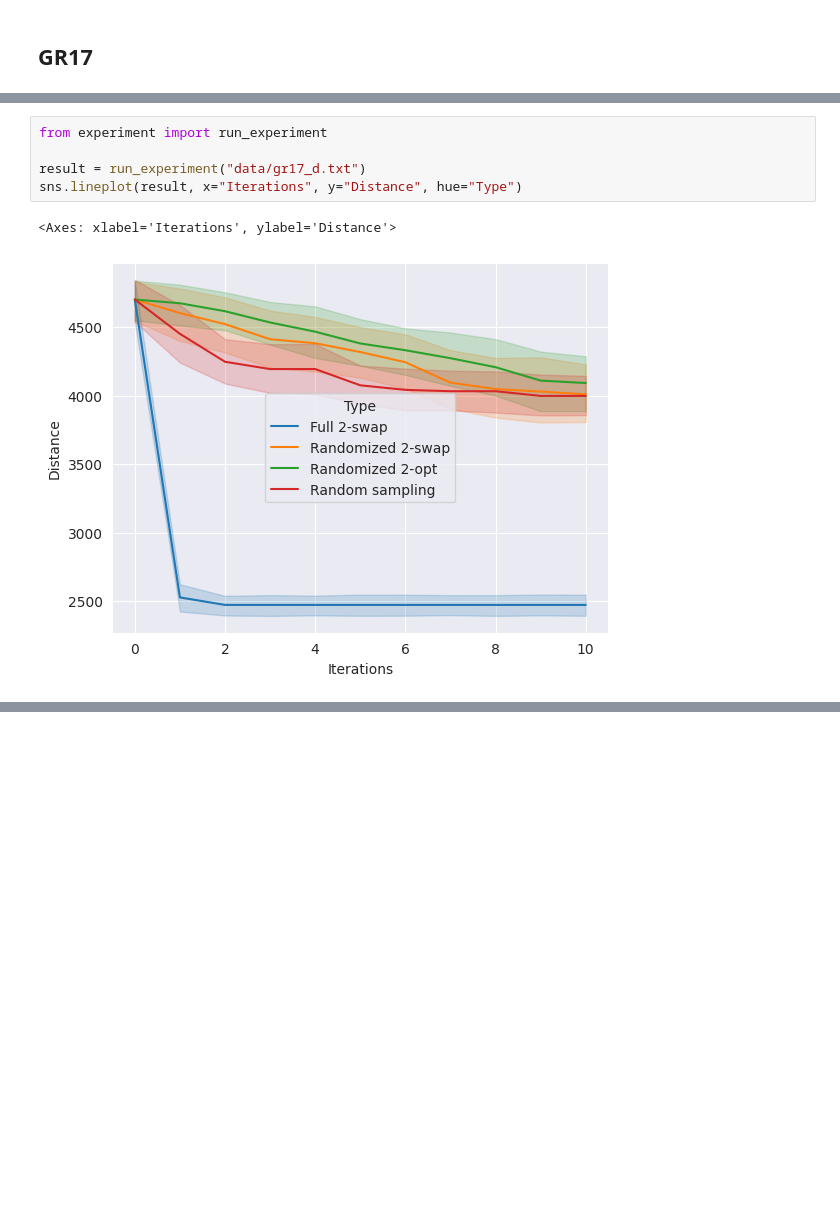
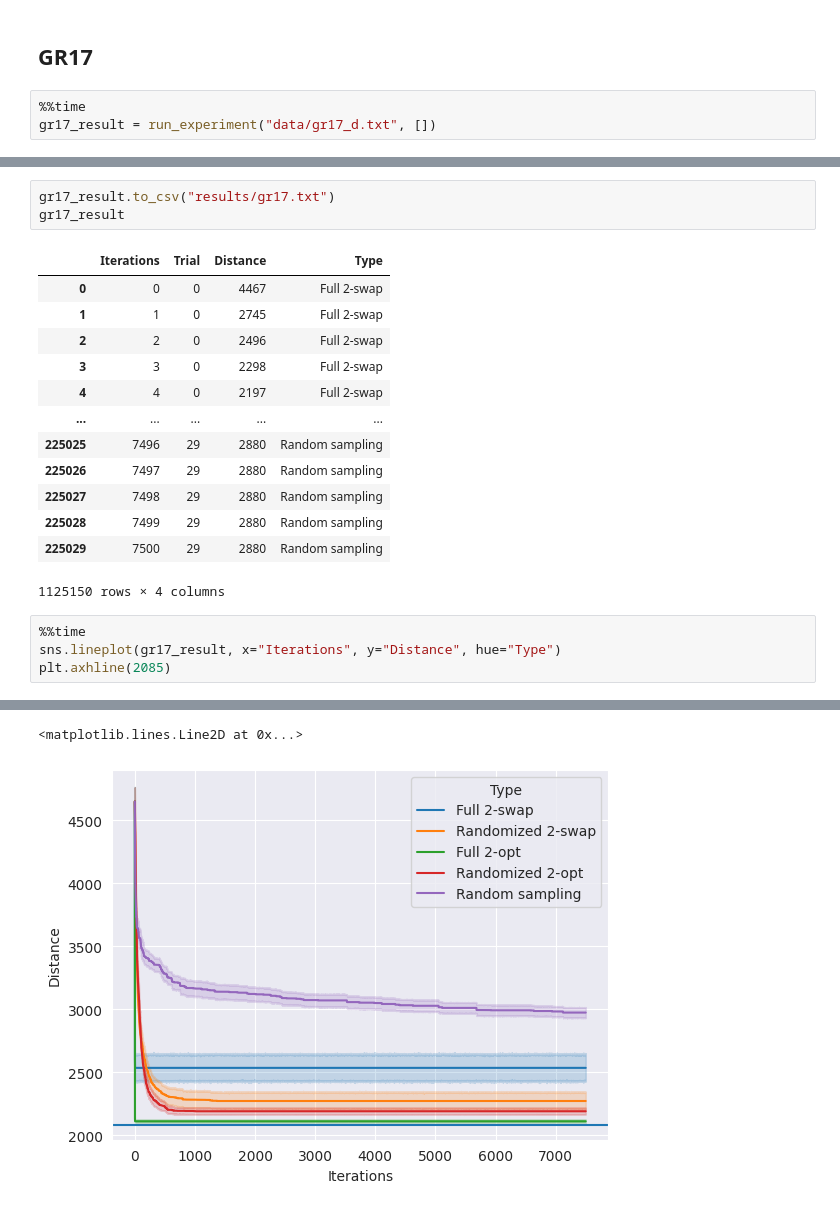
Before and after one commit to nngerncham/ma395_heuristic, a Jupyter notebook: homework/hw1/Homework 1.ipynb, the cells around one changed output, grey strips where cells are left out. Drawn from its saved outputs; the diff is of its cells as text; blank space fills up the shorter version.

Commit message:
prelim results
results

deleted unsused results

```diff
--- a/homework/hw1/Homework 1.ipynb
+++ b/homework/hw1/Homework 1.ipynb
@@ -21,2 +10,5 @@ def generate_city_list(no_cities: int) -> List[int]:
 # %% [markdown]
 ## GR17
+# %%
+%%time
+gr17_result = run_experiment("data/gr17_d.txt", [])
@@ -23,8 +18,22 @@ def generate_city_list(no_cities: int) -> List[int]:
 # %%
-from experiment import run_experiment
-
-result = run_experiment("data/gr17_d.txt")
-sns.lineplot(result, x="Iterations", y="Distance", hue="Type")
+gr17_result.to_csv("results/gr17.txt")
+gr17_result
 # %% [output]
+|  | Iterations | Trial | Distance | Type |
+| 0 | 0 | 0 | 4467 | Full 2-swap |
+| 1 | 1 | 0 | 2745 | Full 2-swap |
+| 2 | 2 | 0 | 2496 | Full 2-swap |
+| 3 | 3 | 0 | 2298 | Full 2-swap |
+| 4 | 4 | 0 | 2197 | Full 2-swap |
+| ... | ... | ... | ... | ... |
+| 225025 | 7496 | 29 | 2880 | Random sampling |
+| 225026 | 7497 | 29 | 2880 | Random sampling |
+| 225027 | 7498 | 29 | 2880 | Random sampling |
+| 225028 | 7499 | 29 | 2880 | Random sampling |
+| 225029 | 7500 | 29 | 2880 | Random sampling |
-<Axes: xlabel='Iterations', ylabel='Distance'>
+1125150 rows × 4 columns
-[figure, removed]
+# %%
+%%time
+sns.lineplot(gr17_result, x="Iterations", y="Distance", hue="Type")
+plt.axhline(2085)
+# %% [output]
@@ -30,0 +42,2 @@ sns.lineplot(result, x="Iterations", y="Distance", hue="Type")
+<matplotlib.lines.Line2D at 0x...>
+[figure, added]
```
Also changed, not shown: parts of 13 cells of this notebook, 7 other files.
